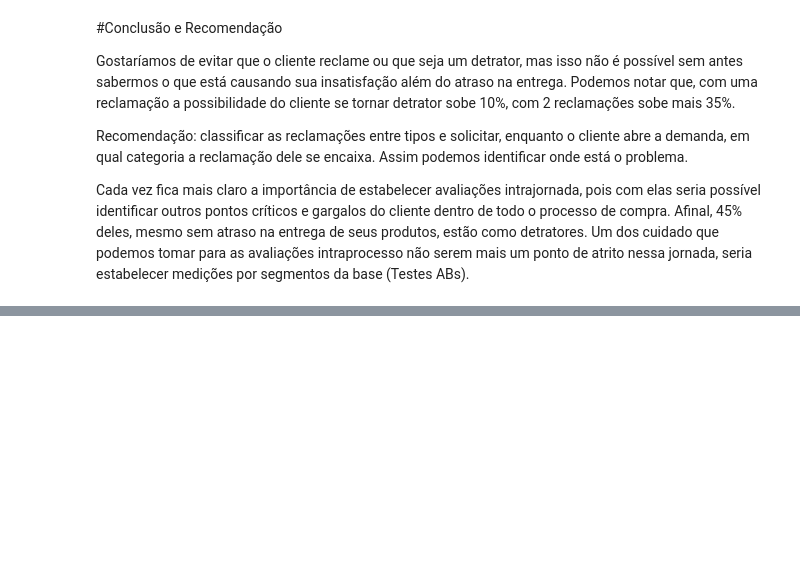
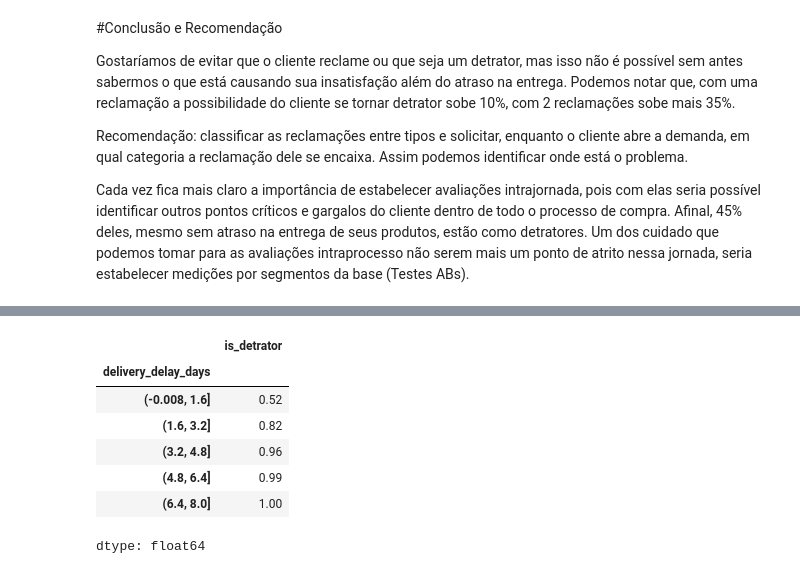
Before and after one commit to ceciliafujita/FIAP_1IAST, a Jupyter notebook: IAST1_TechChallenge_Fase1.ipynb, the cells around one changed output, grey strips where cells are left out. Cells and saved outputs as stored; diff of their text form; code cells hidden in the pictures; blank space fills up the shorter version.

```diff
--- a/IAST1_TechChallenge_Fase1.ipynb
+++ b/IAST1_TechChallenge_Fase1.ipynb
@@ -677,0 +746,11 @@ Um dos cuidado que podemos tomar para as avaliações intraprocesso não serem m
+# %%
+nps_df.groupby(pd.cut(nps_df['delivery_delay_days'], bins=5))['is_detrator'].mean().round(2)
+# %% [output]
+|  | is_detrator |
+| delivery_delay_days |  |
+| (-0.008, 1.6] | 0.52 |
+| (1.6, 3.2] | 0.82 |
+| (3.2, 4.8] | 0.96 |
+| (4.8, 6.4] | 0.99 |
+| (6.4, 8.0] | 1.00 |
+dtype: float64
```
Also changed, not shown: parts of 6 cells of this notebook.
